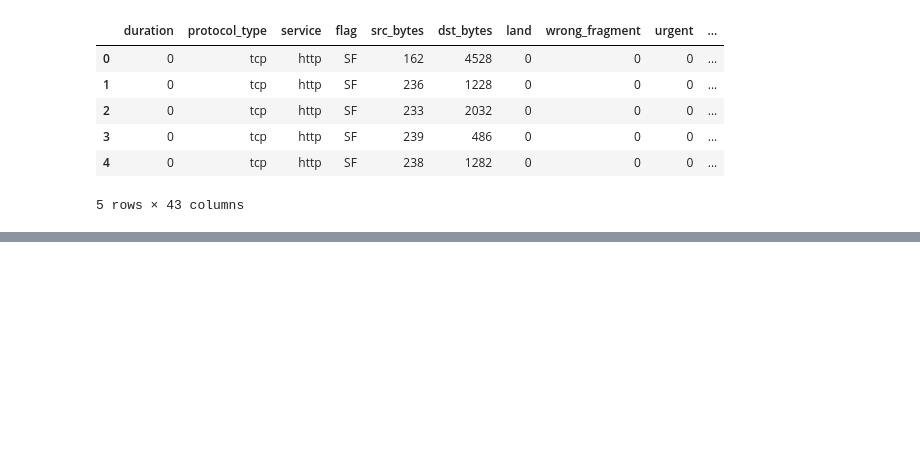
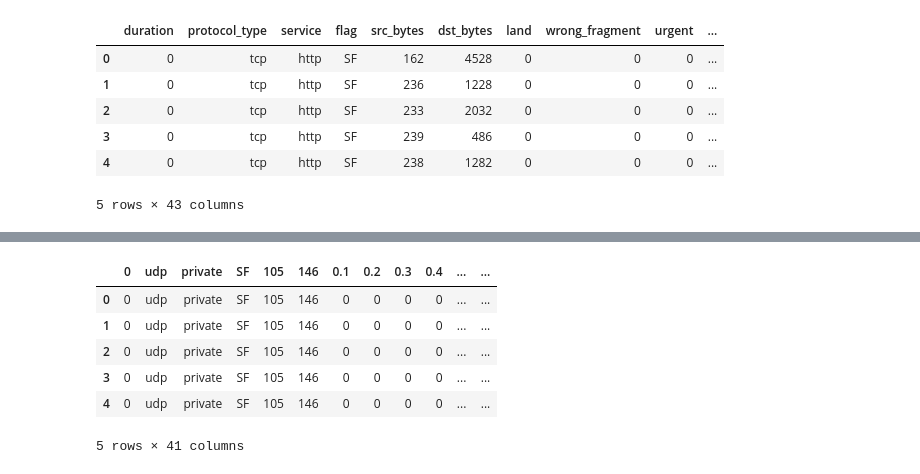
Before and after one commit to SPraveenKumar-spk/Anomaly_Detection, a Jupyter notebook: fs.ipynb, the cells around one changed output, grey strips where cells are left out. Drawn from its saved outputs; the diff is of its cells as text; code cells hidden in the pictures; blank space fills up the shorter version.

```diff
--- a/fs.ipynb
+++ b/fs.ipynb
@@ -126,0 +171,12 @@ KeyboardInterrupt: ignored
+# %%
+
+test=pd.read_csv("/content/drive/MyDrive/kddcup.testdata.unlabeled.gz")
+test.head()
+# %% [output]
+|  | 0 | udp | private | SF | 105 | 146 | 0.1 | 0.2 | 0.3 | 0.4 | ... | ... |
+| 0 | 0 | udp | private | SF | 105 | 146 | 0 | 0 | 0 | 0 | ... | ... |
+| 1 | 0 | udp | private | SF | 105 | 146 | 0 | 0 | 0 | 0 | ... | ... |
+| 2 | 0 | udp | private | SF | 105 | 146 | 0 | 0 | 0 | 0 | ... | ... |
+| 3 | 0 | udp | private | SF | 105 | 146 | 0 | 0 | 0 | 0 | ... | ... |
+| 4 | 0 | udp | private | SF | 105 | 146 | 0 | 0 | 0 | 0 | ... | ... |
+5 rows × 41 columns
```
Also changed, not shown: parts of 12 cells of this notebook.
